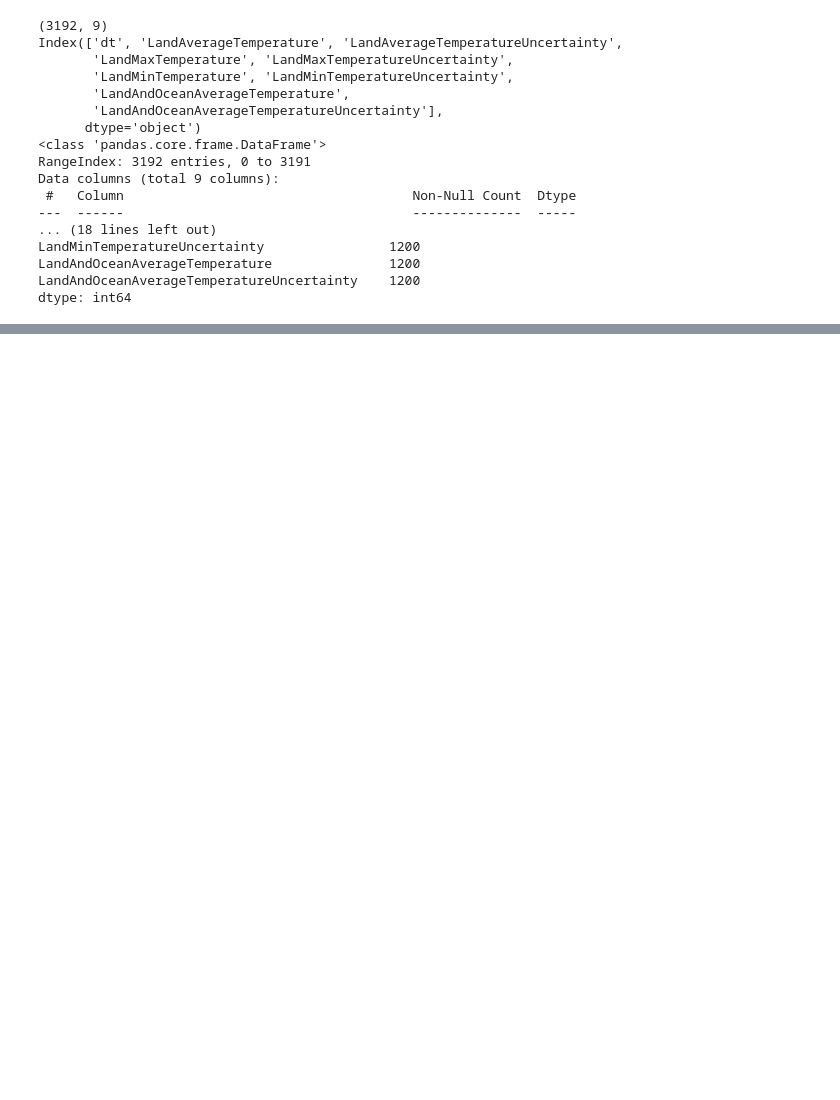
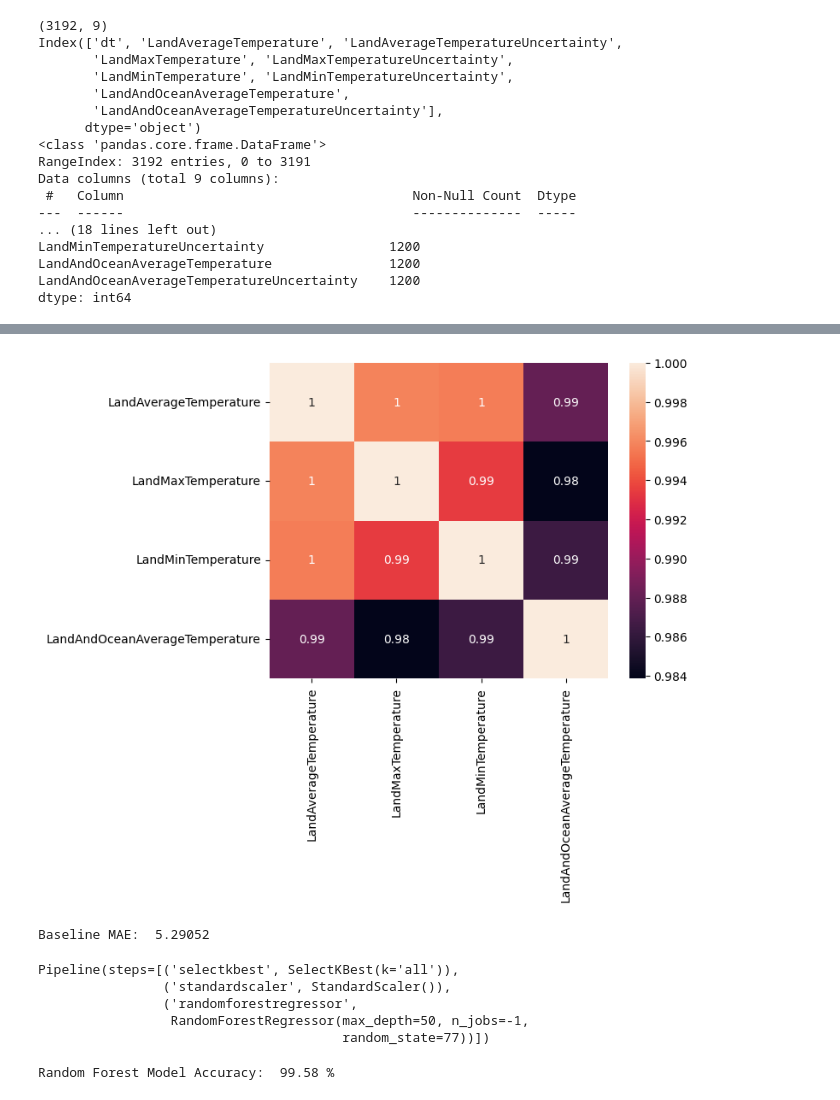
Before and after one commit to vivekkumarbehera/Machine_learning_Pratical_Implement, a Jupyter notebook: Weather_Predict_model.ipynb, the cells around one changed output, grey strips where cells are left out. Drawn from its saved outputs; the diff is of its cells as text; code cells hidden in the pictures; blank space fills up the shorter version.

Commit message:
Wather_Predict_detection

```diff
--- a/Weather_Predict_model.ipynb
+++ b/Weather_Predict_model.ipynb
@@ -25,3 +25,9 @@ LandMinTemperatureUncertainty                1200
 LandAndOceanAverageTemperature               1200
 LandAndOceanAverageTemperatureUncertainty    1200
 dtype: int64
+# %%
+#Data Preparation
+def wrangle(df):
+    df = df.copy()
+    df = df.drop(columns=["LandAverageTemperatureUncertainty", "LandMaxTemperatureUncertainty",
+                          "LandMinTemperatureUncertainty", "LandAndOceanAverageTemperatureUncertainty"], axis=1)
@@ -27,0 +102,8 @@ dtype: int64
+# %%
+import seaborn as sns
+import matplotlib.pyplot as plt
+corrMatrix = global_temp.corr()
+sns.heatmap(corrMatrix, annot=True)
+plt.show()
+# %% [output]
+[figure, added]
@@ -27,0 +114,51 @@ dtype: int64
+# %%
+from sklearn.metrics import mean_squared_error
+from sklearn.model_selection import train_test_split
+
+xtrain, xtest, ytrain, ytest = train_test_split(x, y, test_size=0.2, random_state=42)
+
+
+ypred = [ytrain.mean()] * len(ytrain)
+print("Baseline MAE: ", round(mean_squared_error(ytrain, ypred), 5))
+# %% [output]
+Baseline MAE:  5.29052
+# %%
+from sklearn.feature_selection import SelectKBest
+from sklearn.ensemble import RandomForestRegressor
+from sklearn.pipeline import make_pipeline
+from sklearn.preprocessing import StandardScaler
+forest = make_pipeline(
+    SelectKBest(k="all"),
+    StandardScaler(),
+    RandomForestRegressor(
+        n_estimators=100,
+        max_depth=50,
+        random_state=77,
+        n_jobs=-1
+    )
+)
+forest.fit(xtrain, ytrain)
+# %% [output]
+Pipeline(steps=[('selectkbest', SelectKBest(k='all')),
+                ('standardscaler', StandardScaler()),
+                ('randomforestregressor',
+                 RandomForestRegressor(max_depth=50, n_jobs=-1,
+                                       random_state=77))])
+# %%
+import numpy as np
+
+# Get predictions from the trained Random Forest model on the test set
+ypred = forest.predict(xtest)
+
+# Calculate errors using the true values from the test set (ytest)
+errors = abs(ypred - ytest)
+
+# Calculate Mean Absolute Percentage Error (MAPE)
+mape = 100 * (errors / ytest)
+
+# Calculate accuracy
+accuracy = 100 - np.mean(mape)
+
+print("Random Forest Model Accuracy: ", round(accuracy, 2), "%")
+# %% [output]
+Random Forest Model Accuracy:  99.58 %
```
Also changed, not shown: parts of 2 cells of this notebook.
